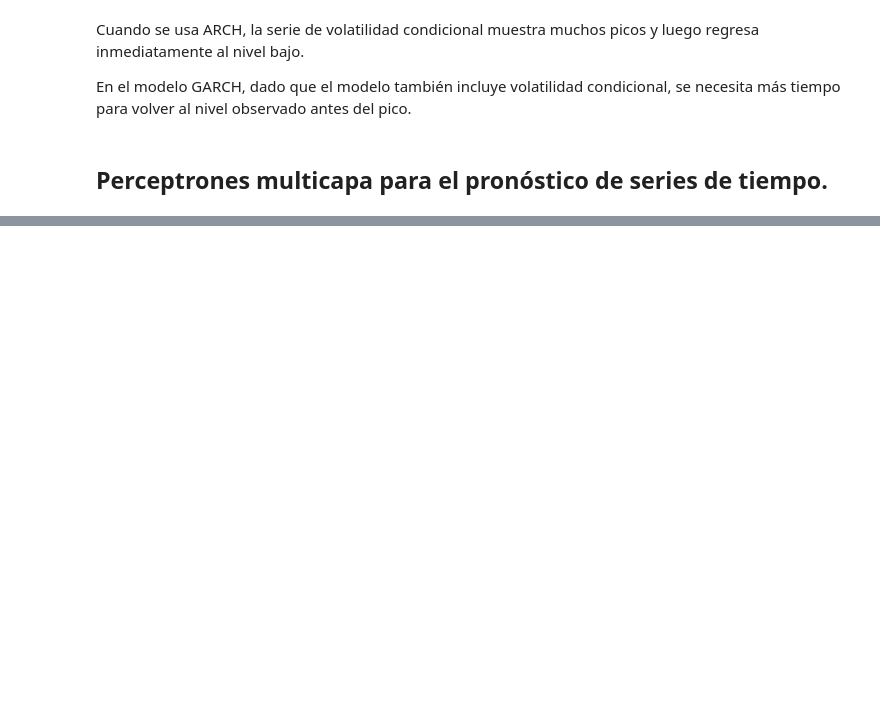
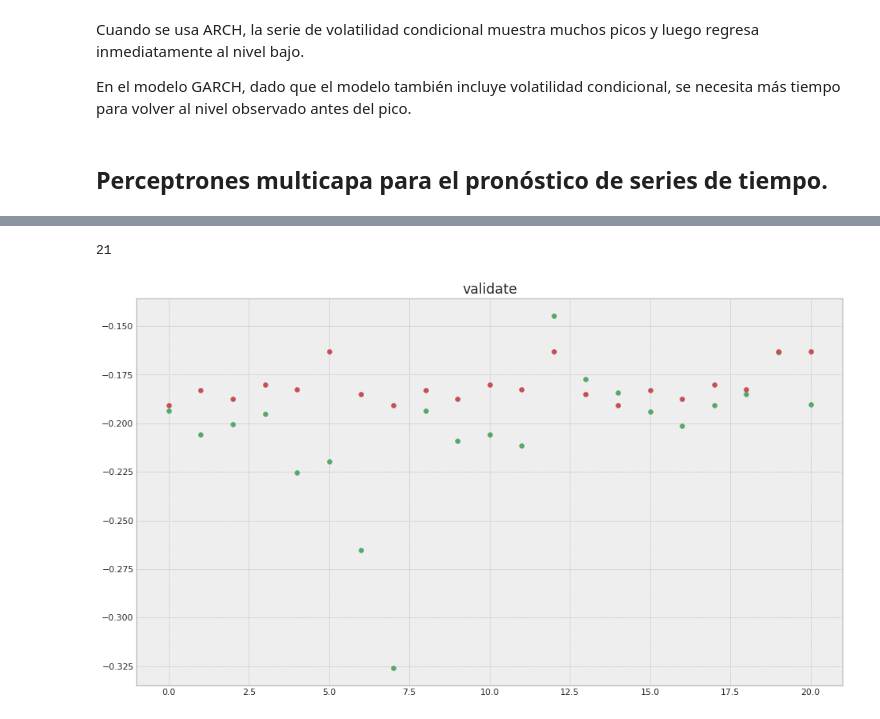
Before and after one commit to cristiandarioortegayubro/Ciencia-de-Datos-en-Ciencias-Economicas-con-Python, a Jupyter notebook: Python_Bitcoin.ipynb, the cells around one changed output, grey strips where cells are left out. Drawn from its saved outputs; the diff is of its cells as text; code cells hidden in the pictures; blank space fills up the shorter version.

```diff
--- a/Python_Bitcoin.ipynb
+++ b/Python_Bitcoin.ipynb
@@ -549,0 +400,4 @@ dfreal.plot('Day',['AdjCloseReal','AdjClosePrediccion'], kind='line', figsize=(1
+# %%
+reordenado=reframed[ ['DayNum','MonthNum','var1(t-7)','var1(t-6)','var1(t-5)','var1(t-4)','var1(t-3)','var1(t-2)','var1(t-1)','var1(t)'] ]
+reordenado.dropna(inplace=True)
+reordenado
@@ -549,0 +420,11 @@ dfreal.plot('Day',['AdjCloseReal','AdjClosePrediccion'], kind='line', figsize=(1
+# %%
+training_data = reordenado.drop('var1(t)',axis=1)#.values
+target_data=reordenado['var1(t)']
+#training_data.head()
+valid_data = training_data[364-28:364]
+valid_target=target_data[364-28:364]
+
+training_data = training_data[1:364]
+target_data=target_data[1:364]
+print(training_data.shape,target_data.shape,valid_data.shape,valid_target.shape)
+#training_data.head()
@@ -549,0 +462,10 @@ dfreal.plot('Day',['AdjCloseReal','AdjClosePrediccion'], kind='line', figsize=(1
+# %%
+EPOCHS=40
+
+model = crear_modeloEmbeddings()
+
+continuas=training_data[['var1(t-7)','var1(t-6)','var1(t-5)','var1(t-4)','var1(t-3)','var1(t-2)','var1(t-1)']]
+valid_continuas=valid_data[['var1(t-7)','var1(t-6)','var1(t-5)','var1(t-4)','var1(t-3)','var1(t-2)','var1(t-1)']]
+
+history=model.fit([training_data['DayNum'],training_data['MonthNum'],continuas], target_data, epochs=EPOCHS
+                 ,validation_data=([valid_data['DayNum'],valid_data['MonthNum'],valid_continuas],valid_target))
@@ -549,0 +490,15 @@ dfreal.plot('Day',['AdjCloseReal','AdjClosePrediccion'], kind='line', figsize=(1
+# %%
+results=model.predict([valid_data['DayNum'],valid_data['MonthNum'],valid_continuas])
+print( len(results) )
+# %% [output]
+21
+# %%
+plt.style.use('bmh')
+fig, ax = plt.subplots(figsize=(16, 9))
+
+plt.scatter(range(len(valid_target)),valid_target,c='g')
+plt.scatter(range(len(results)),results,c='r')
+plt.title('validate')
+plt.show()
+# %% [output]
+[figure, added]
```
Also changed, not shown: parts of 60 cells of this notebook.
